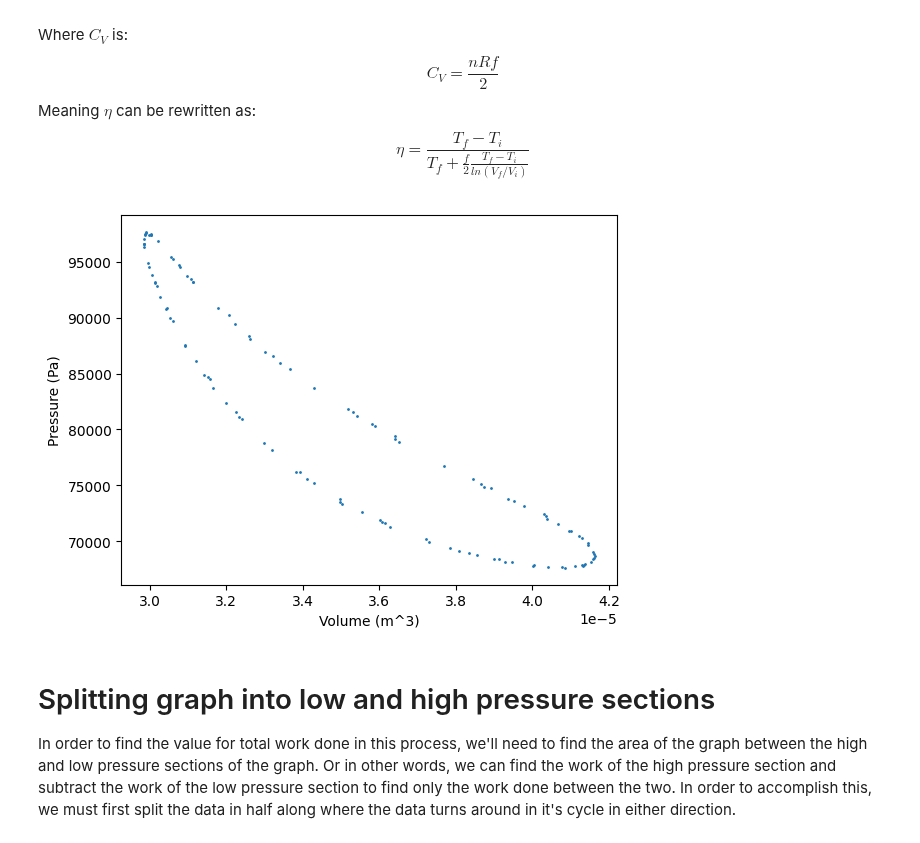
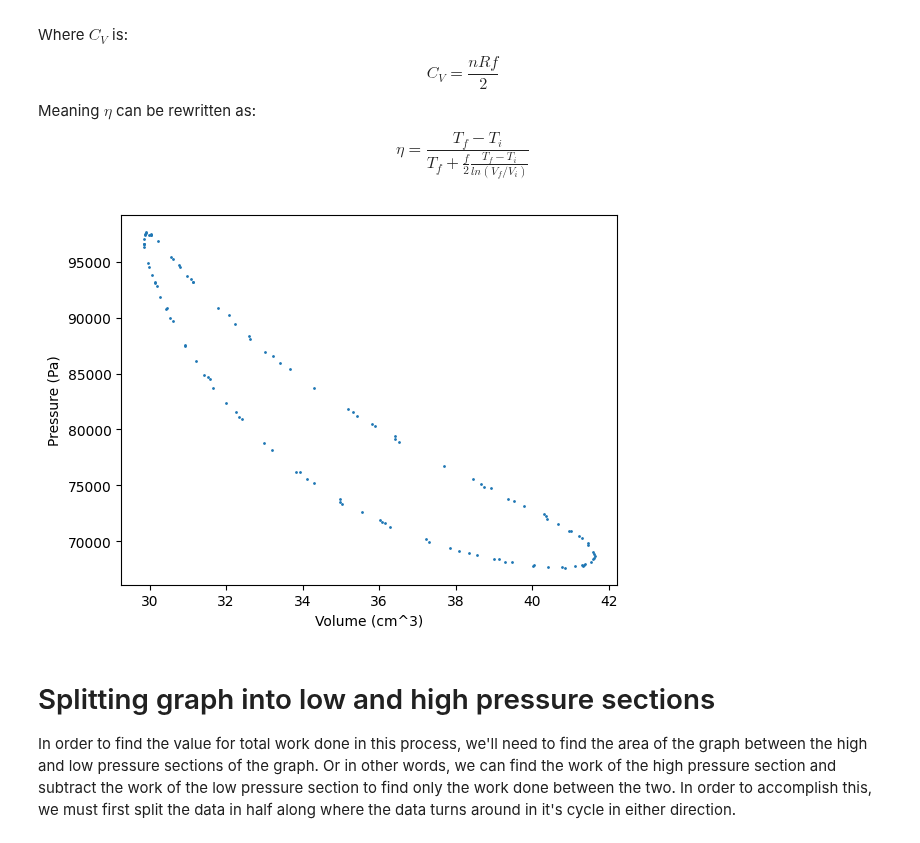
Before and after one commit to maraMaraschino/Adv-Lab, a Jupyter notebook: Stirling Engine/Lab/stirling-engine.ipynb, the cells around one changed output. Saved outputs shown, nothing was run; the diff lists cells and outputs as text; code cells hidden in the pictures.

```diff
--- a/Stirling Engine/Lab/stirling-engine.ipynb
+++ b/Stirling Engine/Lab/stirling-engine.ipynb
@@ -69,27 +73,22 @@ def fit_pressure(vol_data, press_data, estimates):
     return temp, sigma_temp, n, sigma_n
 # %%
 # Load data in dfs
-import pandas as pd
-import matplotlib.pyplot as plt
-import numpy as np
-from scipy.optimize import curve_fit
-
 df_1 = pd.read_csv("run1.csv", header=0,
                    names=["time", "angle", "volume", "pressure","temp1", "temp2"])
 
 time = df_1["time"]/1000 # s
 radians = df_1["angle"]
-volume = df_1["volume"] / 1000000 # m^3
+volume = df_1["volume"] # cm^3
 pressure = df_1["pressure"] * 1000 # Pa
 heater_temp = df_1["temp1"] + 273.15 # K
 heatsink_temp = df_1["temp2"] + 273.15 # K
 
 plt.scatter(volume, pressure, s=1)
-plt.xlabel("Volume (m^3)")
+plt.xlabel("Volume (cm^3)")
 plt.ylabel("Pressure (Pa)")
 plt.show()
 # %% [output]
-[figure, old version]
+[figure, new version]
 # %% [markdown]
 # Splitting graph into low and high pressure sections
 In order to find the value for total work done in this process, we'll need to find the area of the graph between the high and low pressure sections of the graph. Or in other words, we can find the work of the high pressure section and subtract the work of the low pressure section to find only the work done between the two. In order to accomplish this, we must first split the data in half along where the data turns around in it's cycle in either direction.
```
Also changed, not shown: parts of 9 cells of this notebook.
